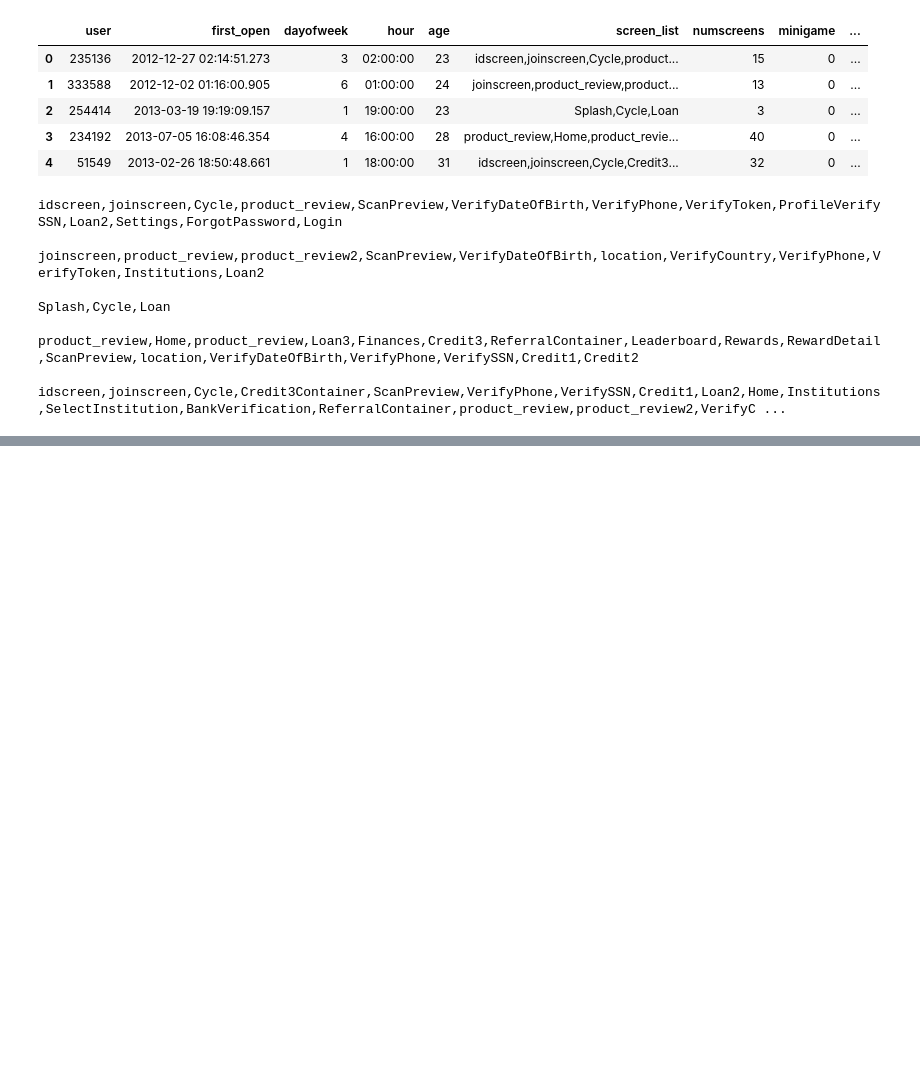
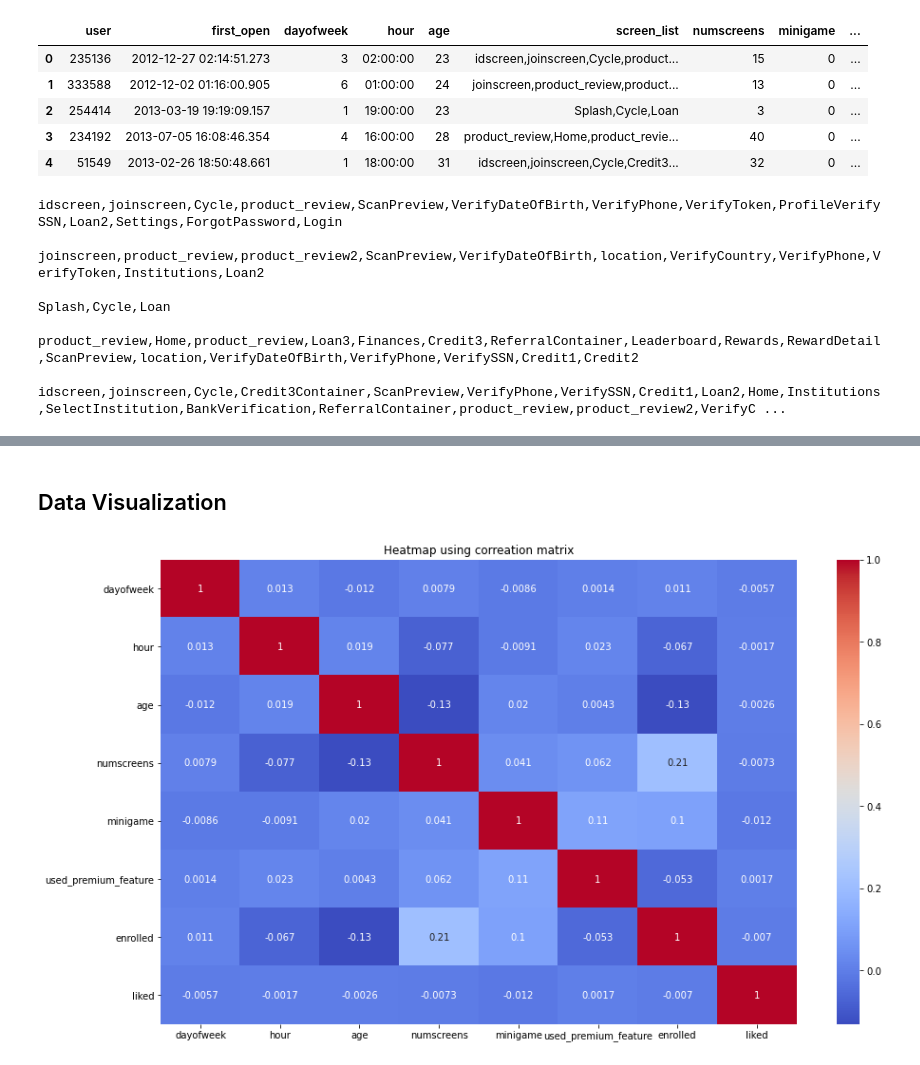
Before and after one commit to deltanode/Machine-Learning, a Jupyter notebook: customer_subscription_prediction/customer_subscription_prediction.ipynb, the cells around one changed output, grey strips where cells are left out. Cells and saved outputs as stored; diff of their text form; code cells hidden in the pictures; blank space fills up the shorter version.

Commit message:
Added EDA plots

```diff
--- a/customer_subscription_prediction/customer_subscription_prediction.ipynb
+++ b/customer_subscription_prediction/customer_subscription_prediction.ipynb
@@ -45,0 +141,3 @@ idscreen,joinscreen,Cycle,Credit3Container,ScanPreview,VerifyPhone,VerifySSN,Cre
+# %%
+# converting "hour" from string to int
+app_data["hour"] = app_data["hour"].str.slice(1,3).astype(int)
@@ -45,0 +156,3 @@ idscreen,joinscreen,Cycle,Credit3Container,ScanPreview,VerifyPhone,VerifySSN,Cre
+# %%
+# dataset with only numeric value
+app_data_num = app_data.drop(["user","first_open","screen_list","enrolled_date"], axis=1)
@@ -45,0 +168,11 @@ idscreen,joinscreen,Cycle,Credit3Container,ScanPreview,VerifyPhone,VerifySSN,Cre
+# %% [markdown]
+## Data Visualization
+# %%
+# Heatmap using correlation matrix
+plt.figure(figsize=(15,9))
+
+sns.heatmap(app_data_num.corr(), annot=True, cmap="coolwarm")
+plt.title("Heatmap using correation matrix")
+plt.show()
+# %% [output]
+[figure, added]
```
Also changed, not shown: parts of 11 cells of this notebook.
